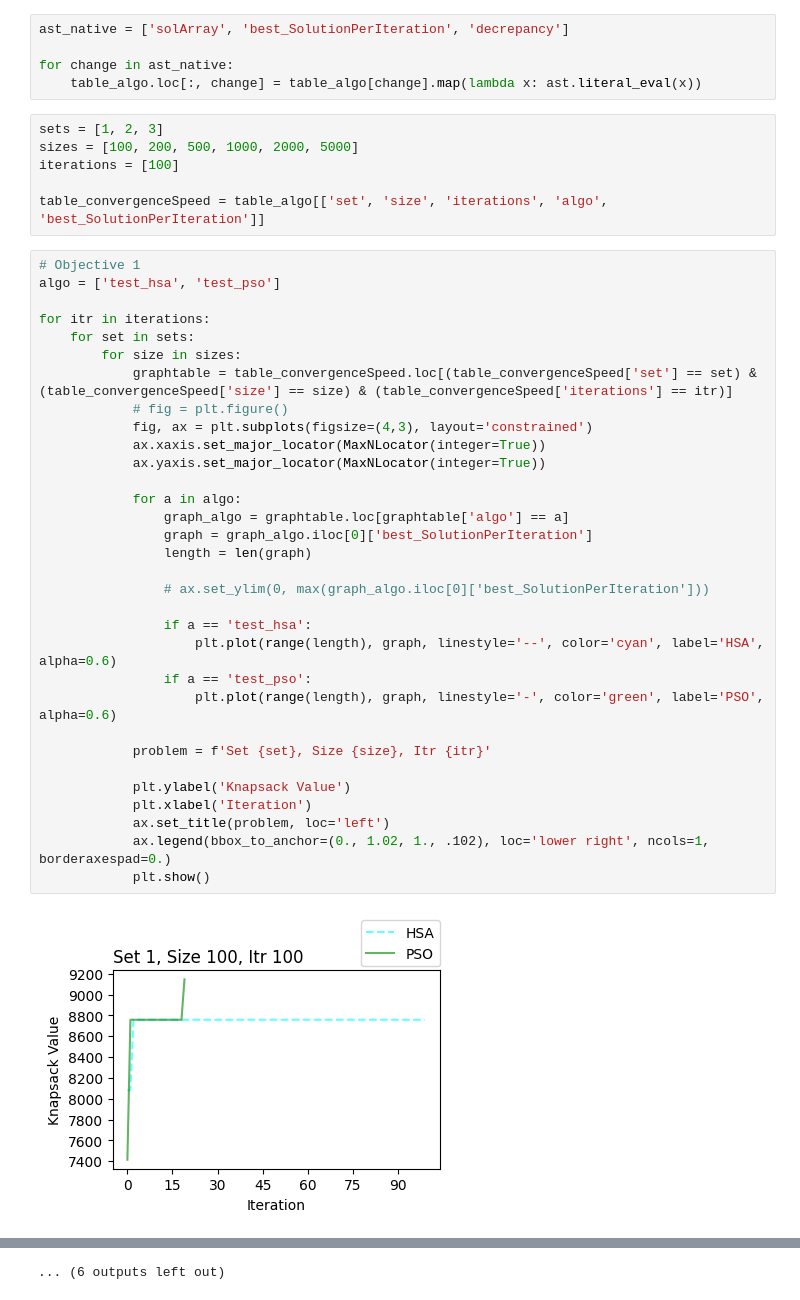
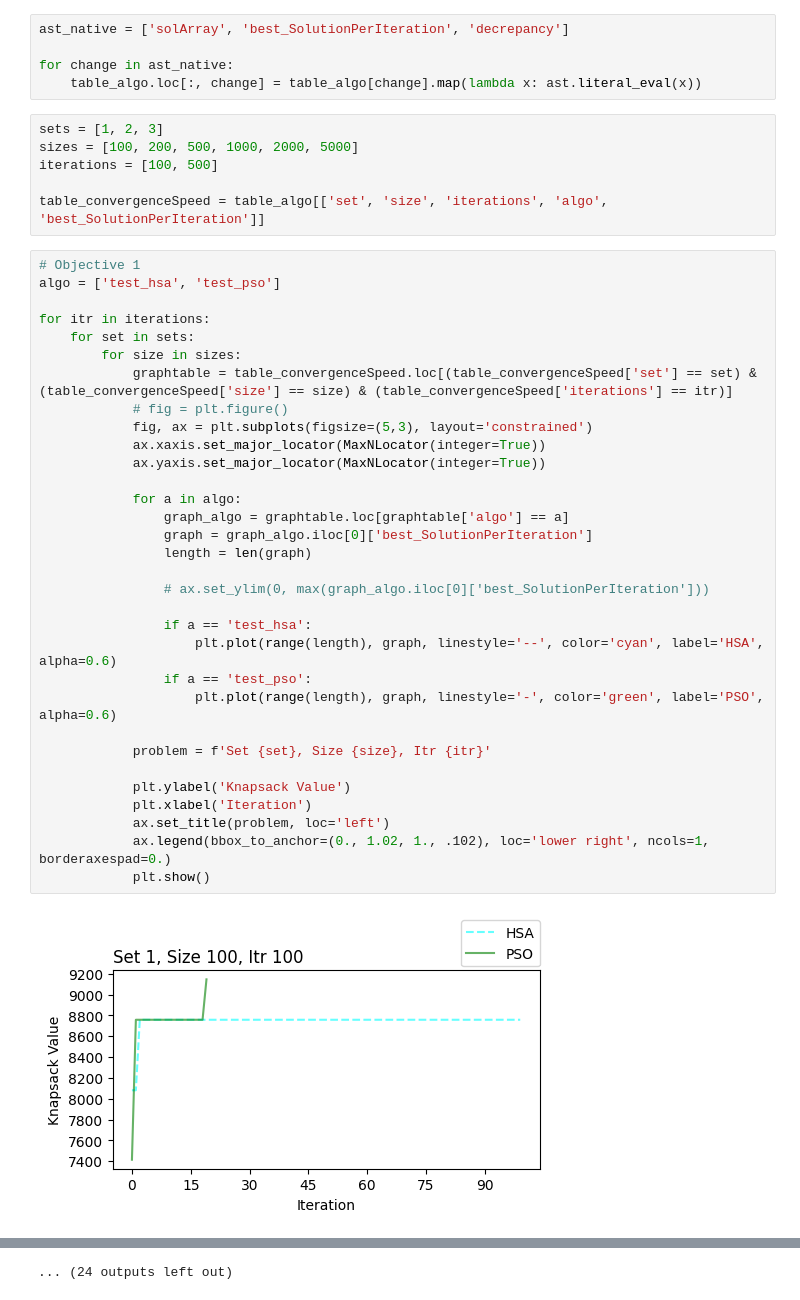
Before and after one commit to Jenloke/Enhance-MetaHeuristic-Algo, a Jupyter notebook: visualization_new.ipynb, the cells around one changed output, grey strips where cells are left out. Cells and saved outputs as stored; diff of their text form.

Commit message:
better graph sizing and add 500 iterations graphs

```diff
--- a/visualization_new.ipynb
+++ b/visualization_new.ipynb
@@ -33,7 +33,7 @@ for change in ast_native:
 # %%
 sets = [1, 2, 3]
 sizes = [100, 200, 500, 1000, 2000, 5000]
-iterations = [100]
+iterations = [100, 500]
 
 table_convergenceSpeed = table_algo[['set', 'size', 'iterations', 'algo', 'best_SolutionPerIteration']]
 # %%
@@ -41,32 +41,32 @@ table_convergenceSpeed = table_algo[['set', 'size', 'iterations', 'algo', 'best_
 algo = ['test_hsa', 'test_pso']
 
 for itr in iterations:
 	for set in sets:
 		for size in sizes:
 			graphtable = table_convergenceSpeed.loc[(table_convergenceSpeed['set'] == set) & (table_convergenceSpeed['size'] == size) & (table_convergenceSpeed['iterations'] == itr)]
 			# fig = plt.figure()
-			fig, ax = plt.subplots(figsize=(4,3), layout='constrained')
+			fig, ax = plt.subplots(figsize=(5,3), layout='constrained')
 			ax.xaxis.set_major_locator(MaxNLocator(integer=True))
 			ax.yaxis.set_major_locator(MaxNLocator(integer=True))
 
 			for a in algo:
 				graph_algo = graphtable.loc[graphtable['algo'] == a]
 				graph = graph_algo.iloc[0]['best_SolutionPerIteration']
 				length = len(graph)
 
 				# ax.set_ylim(0, max(graph_algo.iloc[0]['best_SolutionPerIteration']))
 
 				if a == 'test_hsa':
 					plt.plot(range(length), graph, linestyle='--', color='cyan', label='HSA', alpha=0.6)
 				if a == 'test_pso':
 					plt.plot(range(length), graph, linestyle='-', color='green', label='PSO', alpha=0.6)
 
 			problem = f'Set {set}, Size {size}, Itr {itr}'
 
 			plt.ylabel('Knapsack Value')
 			plt.xlabel('Iteration')
 			ax.set_title(problem, loc='left')
 			ax.legend(bbox_to_anchor=(0., 1.02, 1., .102), loc='lower right', ncols=1, borderaxespad=0.)
 			plt.show()
 # %% [output]
-[figure, old version]
+[figure, new version]
@@ -84,4 +84,4 @@ for itr in iterations:
-... (6 outputs left out)
+... (24 outputs left out)
 # %%
 # Objective 2
 algo = ['test_g1_epso', 'test_ga_epso']
```
Also changed, not shown: parts of 3 cells of this notebook.
